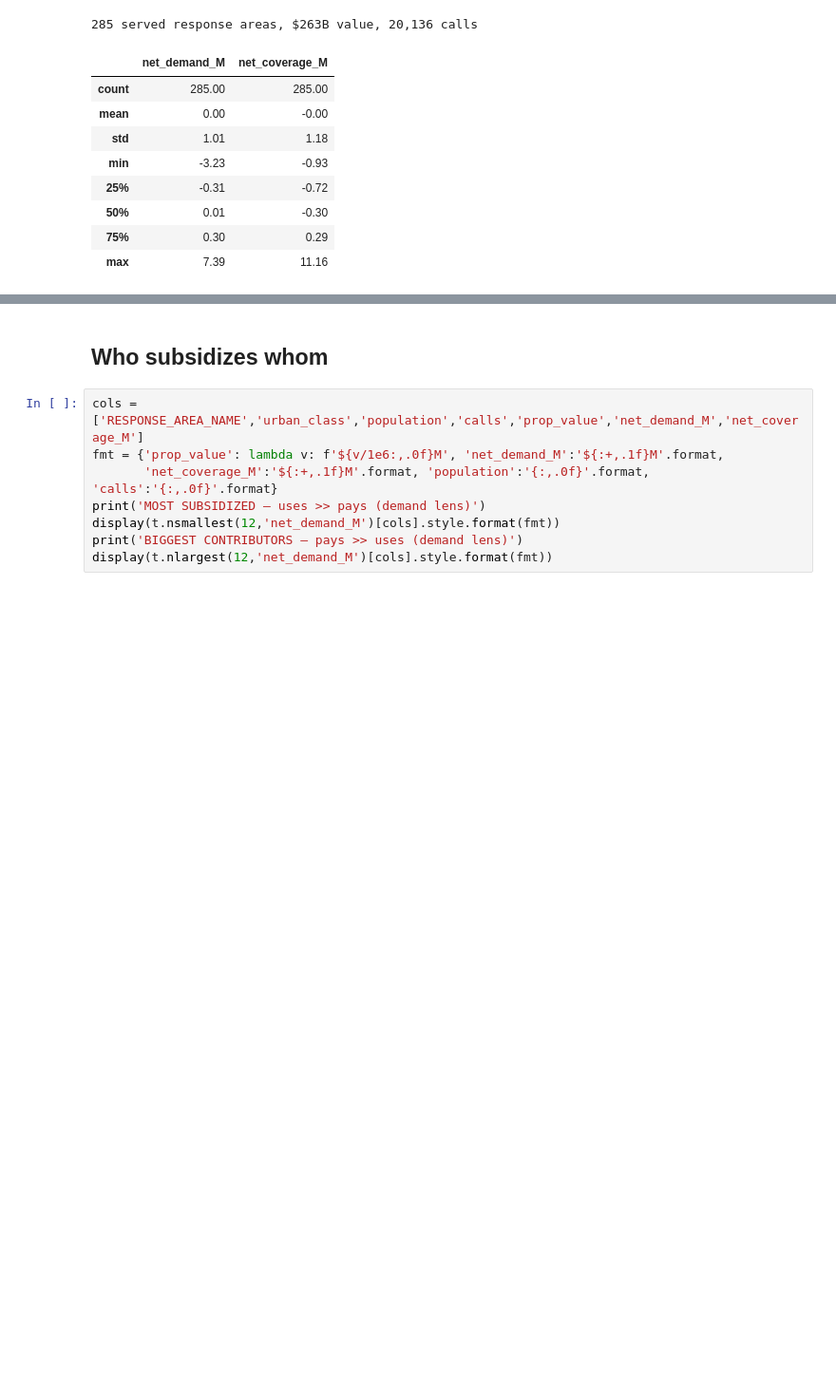
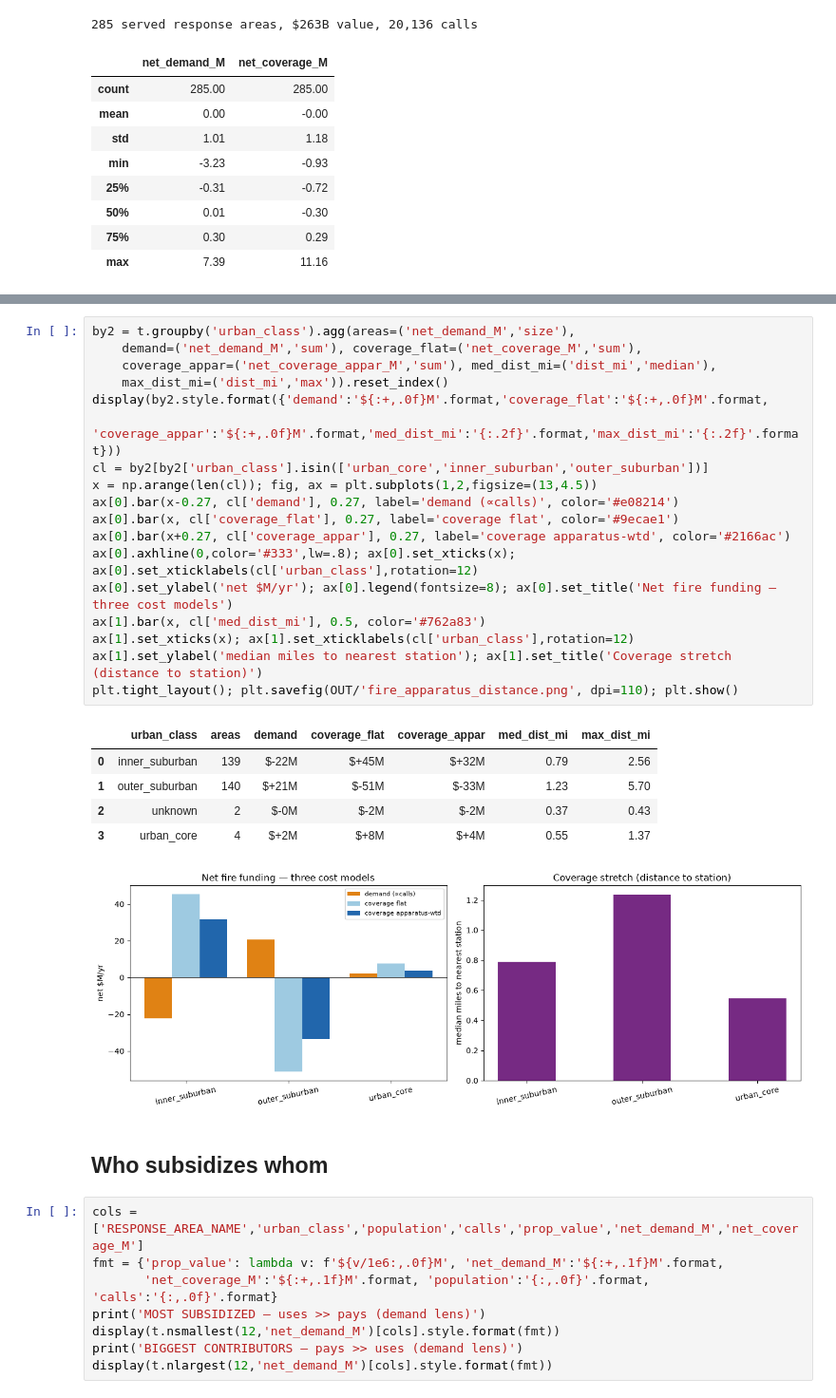
Before and after one commit to open-austin/fire-incident-analysis, a Jupyter notebook: notebooks/fire_use_vs_pays.ipynb, the cells around one changed output, grey strips where cells are left out. Shown at 95% size. Saved outputs shown, nothing was run; the diff lists cells and outputs as text; blank space fills up the shorter version.

```diff
--- a/notebooks/fire_use_vs_pays.ipynb
+++ b/notebooks/fire_use_vs_pays.ipynb
@@ -102,3 +144,28 @@ t[['net_demand_M','net_coverage_M']].describe().round(2)
+# %%
+by2 = t.groupby('urban_class').agg(areas=('net_demand_M','size'),
+    demand=('net_demand_M','sum'), coverage_flat=('net_coverage_M','sum'),
+    coverage_appar=('net_coverage_appar_M','sum'), med_dist_mi=('dist_mi','median'),
+    max_dist_mi=('dist_mi','max')).reset_index()
+display(by2.style.format({'demand':'${:+,.0f}M'.format,'coverage_flat':'${:+,.0f}M'.format,
+    'coverage_appar':'${:+,.0f}M'.format,'med_dist_mi':'{:.2f}'.format,'max_dist_mi':'{:.2f}'.format}))
+cl = by2[by2['urban_class'].isin(['urban_core','inner_suburban','outer_suburban'])]
+x = np.arange(len(cl)); fig, ax = plt.subplots(1,2,figsize=(13,4.5))
+ax[0].bar(x-0.27, cl['demand'], 0.27, label='demand (∝calls)', color='#e08214')
+ax[0].bar(x, cl['coverage_flat'], 0.27, label='coverage flat', color='#9ecae1')
+ax[0].bar(x+0.27, cl['coverage_appar'], 0.27, label='coverage apparatus-wtd', color='#2166ac')
+ax[0].axhline(0,color='#333',lw=.8); ax[0].set_xticks(x); ax[0].set_xticklabels(cl['urban_class'],rotation=12)
+ax[0].set_ylabel('net $M/yr'); ax[0].legend(fontsize=8); ax[0].set_title('Net fire funding — three cost models')
+ax[1].bar(x, cl['med_dist_mi'], 0.5, color='#762a83')
+ax[1].set_xticks(x); ax[1].set_xticklabels(cl['urban_class'],rotation=12)
+ax[1].set_ylabel('median miles to nearest station'); ax[1].set_title('Coverage stretch (distance to station)')
+plt.tight_layout(); plt.savefig(OUT/'fire_apparatus_distance.png', dpi=110); plt.show()
+# %% [output]
+|  | urban_class | areas | demand | coverage_flat | coverage_appar | med_dist_mi | max_dist_mi |
+| 0 | inner_suburban | 139 | $-22M | $+45M | $+32M | 0.79 | 2.56 |
+| 1 | outer_suburban | 140 | $+21M | $-51M | $-33M | 1.23 | 5.70 |
+| 2 | unknown | 2 | $-0M | $-2M | $-2M | 0.37 | 0.43 |
+| 3 | urban_core | 4 | $+2M | $+8M | $+4M | 0.55 | 1.37 |
+[figure, added]
 # %% [markdown]
 ## Who subsidizes whom
 # %%
```
Also changed, not shown: parts of 3 cells of this notebook, 1 other file.
